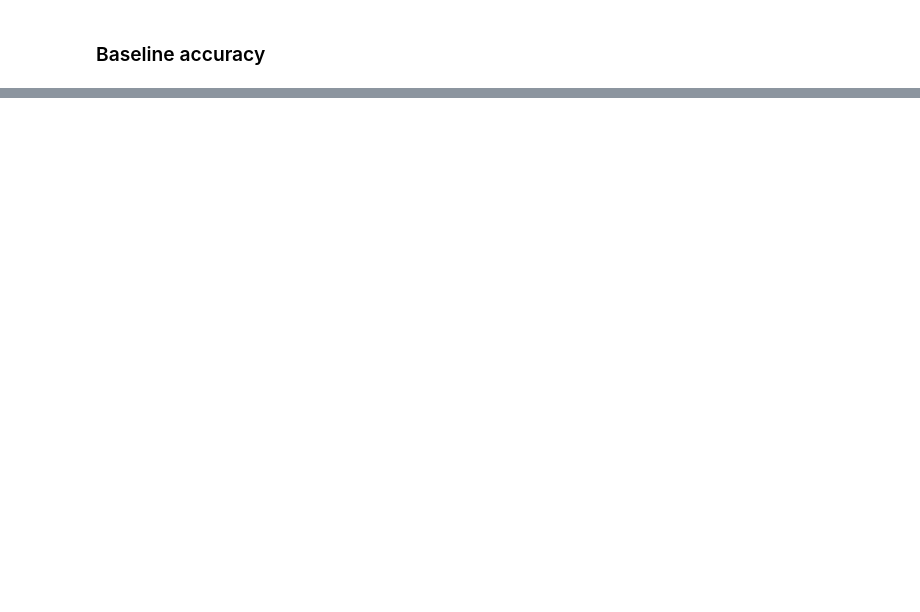
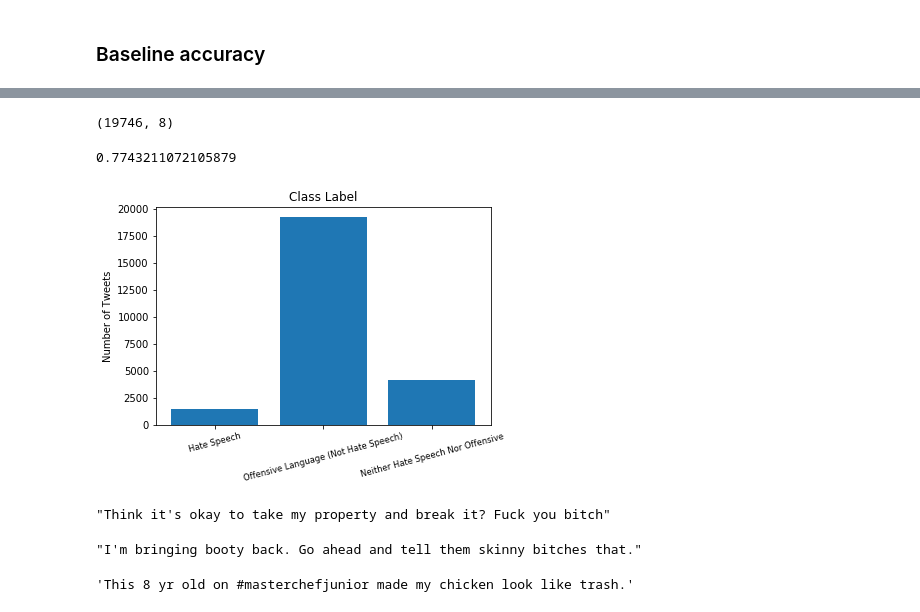
Before and after one commit to pratyushaj/abusive-language-online, a Jupyter notebook: misc/Oracle and Baseline Accuracy.ipynb, the cells around one changed output, grey strips where cells are left out. Saved outputs shown, nothing was run; the diff lists cells and outputs as text; code cells hidden in the pictures; blank space fills up the shorter version.

```diff
--- a/misc/Oracle and Baseline Accuracy.ipynb
+++ b/misc/Oracle and Baseline Accuracy.ipynb
@@ -71,0 +134,38 @@ print(classification_report(val[['class']], [1]*val.shape[0]))
+# %%
+train.shape
+# %% [output]
+(19746, 8)
+# %%
+df = pd.read_csv('../../cs_221/hate-speech-and-offensive-language/data/labeled_data.csv',encoding='utf-8')
+
+labels = [row['class'] for index,row in df.iterrows()]
+Counter(labels)
+
+19190.0/ (19190+1430+4163)
+# %% [output]
+0.7743211072105879
+# %%
+objects = ('Hate Speech', 'Offensive Language (Not Hate Speech)', 'Neither Hate Speech Nor Offensive')
+y_pos = np.arange(len(objects))
+performance = [1430,19190,4163]
+
+plt.bar(y_pos, performance, align='center')
+plt.xticks(y_pos, objects,rotation=15,fontsize='small')
+plt.ylabel('Number of Tweets')
+plt.title('Class Label')
+
+plt.show()
+# %% [output]
+[figure, added]
+# %%
+train[train['class'] == 0].iloc[0].loc['tweet']
+# %% [output]
+"Think it's okay to take my property and break it? Fuck you bitch"
+# %%
+train[train['class'] == 1].iloc[50].loc['tweet']
+# %% [output]
+"I'm bringing booty back. Go ahead and tell them skinny bitches that."
+# %%
+train[train['class'] == 2].iloc[500].loc['tweet']
+# %% [output]
+'This 8 yr old on #masterchefjunior made my chicken look like trash.'
```
Also changed, not shown: parts of 6 cells of this notebook, 1 other file.
